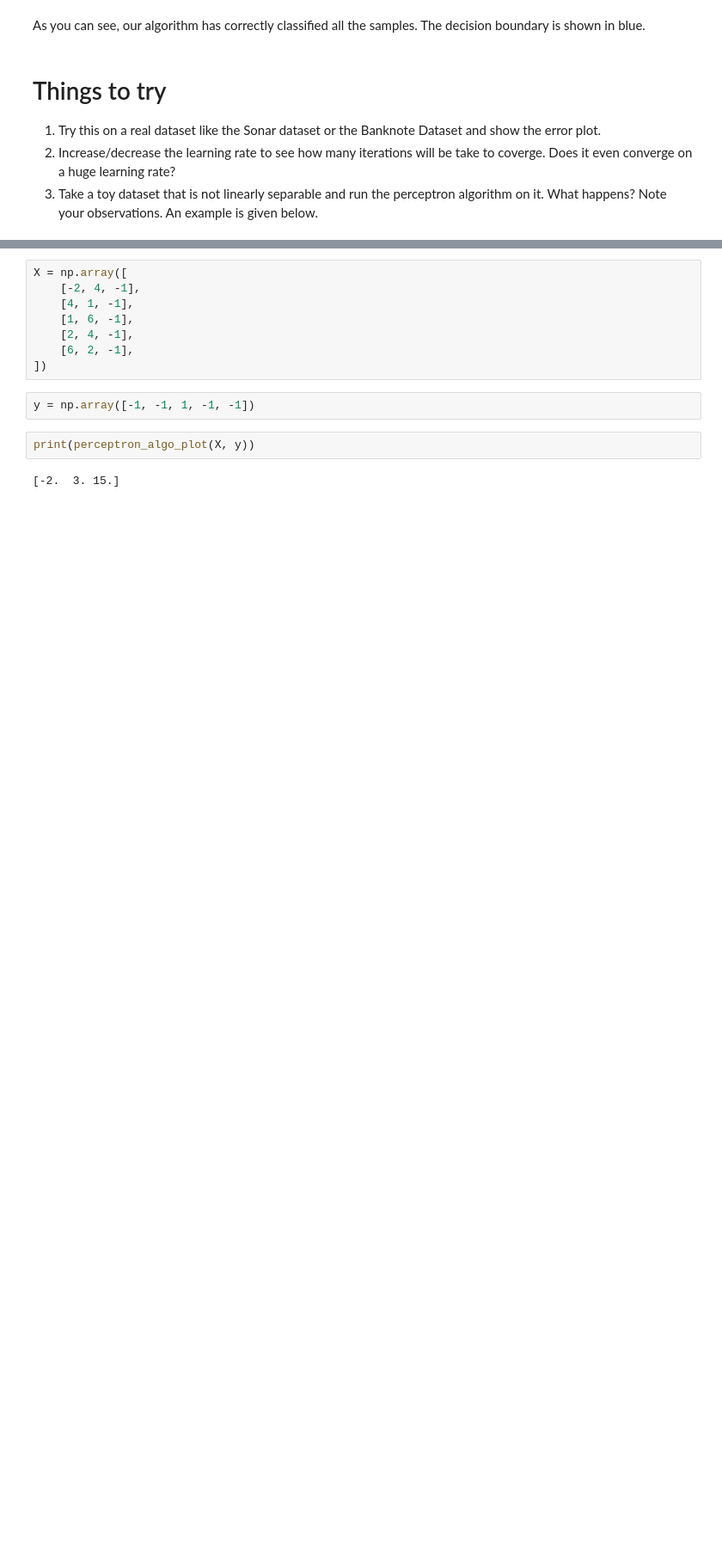
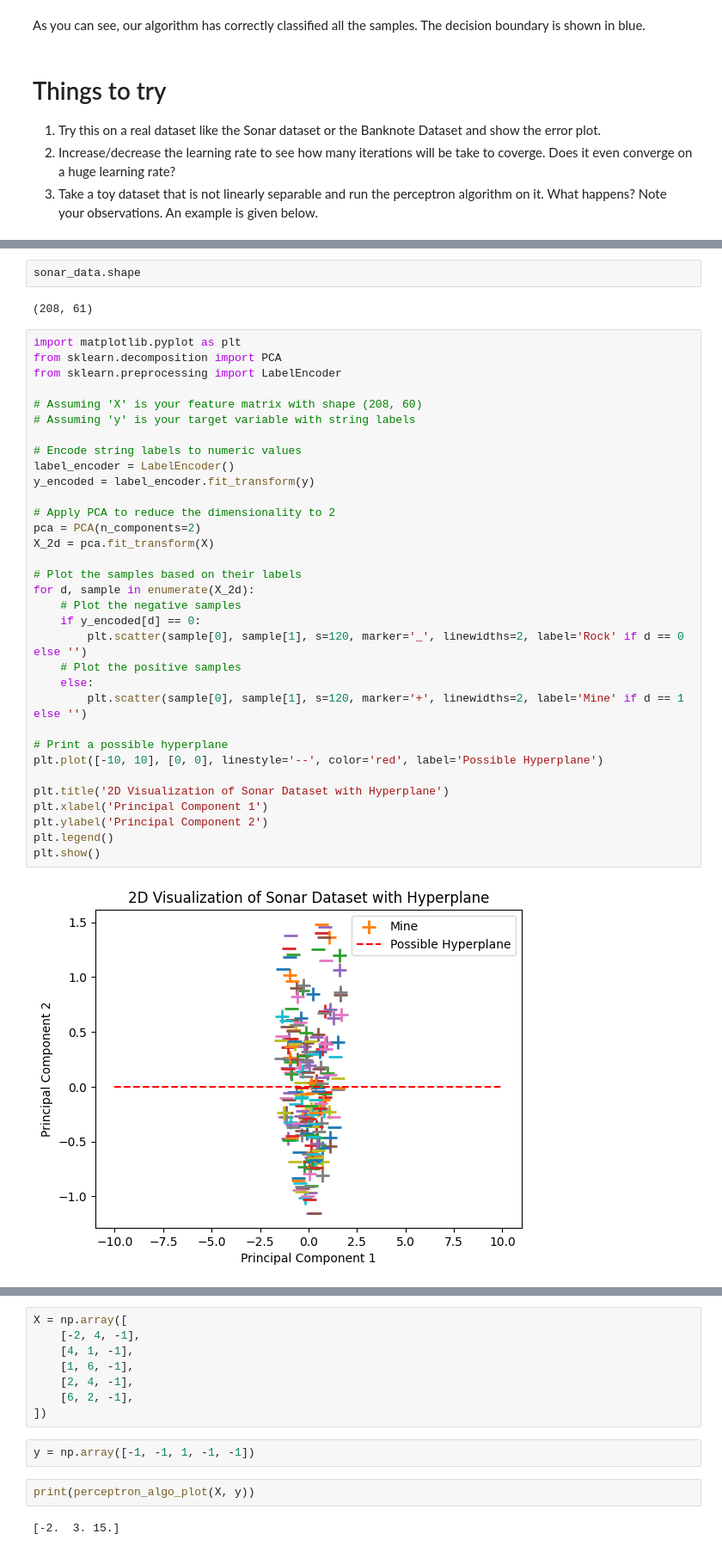
Before and after one commit to Aiml20230056/COURSE_WORK_0056, a Jupyter notebook: AIML_Module_4_Lab_1_Perceptron.ipynb, the cells around one changed output, grey strips where cells are left out. Shown at 86% size. Drawn from its saved outputs; the diff is of its cells as text; blank space fills up the shorter version.

```diff
--- a/AIML_Module_4_Lab_1_Perceptron.ipynb
+++ b/AIML_Module_4_Lab_1_Perceptron.ipynb
@@ -136,0 +159,39 @@ As you can see, our algorithm has correctly classified all the samples. The deci
+# %%
+sonar_data.shape
+# %% [output]
+(208, 61)
+# %%
+import matplotlib.pyplot as plt
+from sklearn.decomposition import PCA
+from sklearn.preprocessing import LabelEncoder
+
+# Assuming 'X' is your feature matrix with shape (208, 60)
+# Assuming 'y' is your target variable with string labels
+
+# Encode string labels to numeric values
+label_encoder = LabelEncoder()
+y_encoded = label_encoder.fit_transform(y)
+
+# Apply PCA to reduce the dimensionality to 2
+pca = PCA(n_components=2)
+X_2d = pca.fit_transform(X)
+
+# Plot the samples based on their labels
+for d, sample in enumerate(X_2d):
+    # Plot the negative samples
+    if y_encoded[d] == 0:
+        plt.scatter(sample[0], sample[1], s=120, marker='_', linewidths=2, label='Rock' if d == 0 else '')
+    # Plot the positive samples
+    else:
+        plt.scatter(sample[0], sample[1], s=120, marker='+', linewidths=2, label='Mine' if d == 1 else '')
+
+# Print a possible hyperplane
+plt.plot([-10, 10], [0, 0], linestyle='--', color='red', label='Possible Hyperplane')
+
+plt.title('2D Visualization of Sonar Dataset with Hyperplane')
+plt.xlabel('Principal Component 1')
+plt.ylabel('Principal Component 2')
+plt.legend()
+plt.show()
+# %% [output]
+[figure, added]
```
Also changed, not shown: parts of 4 cells of this notebook.
